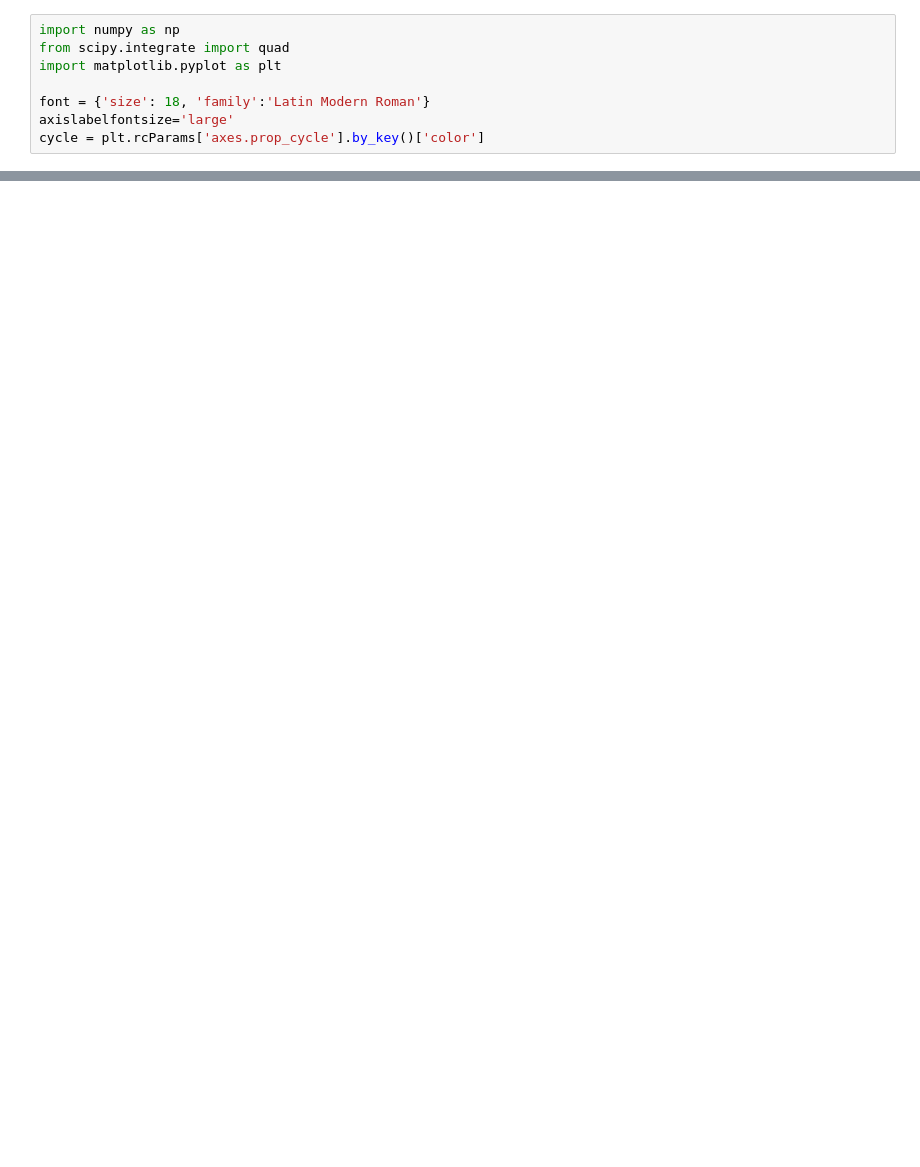
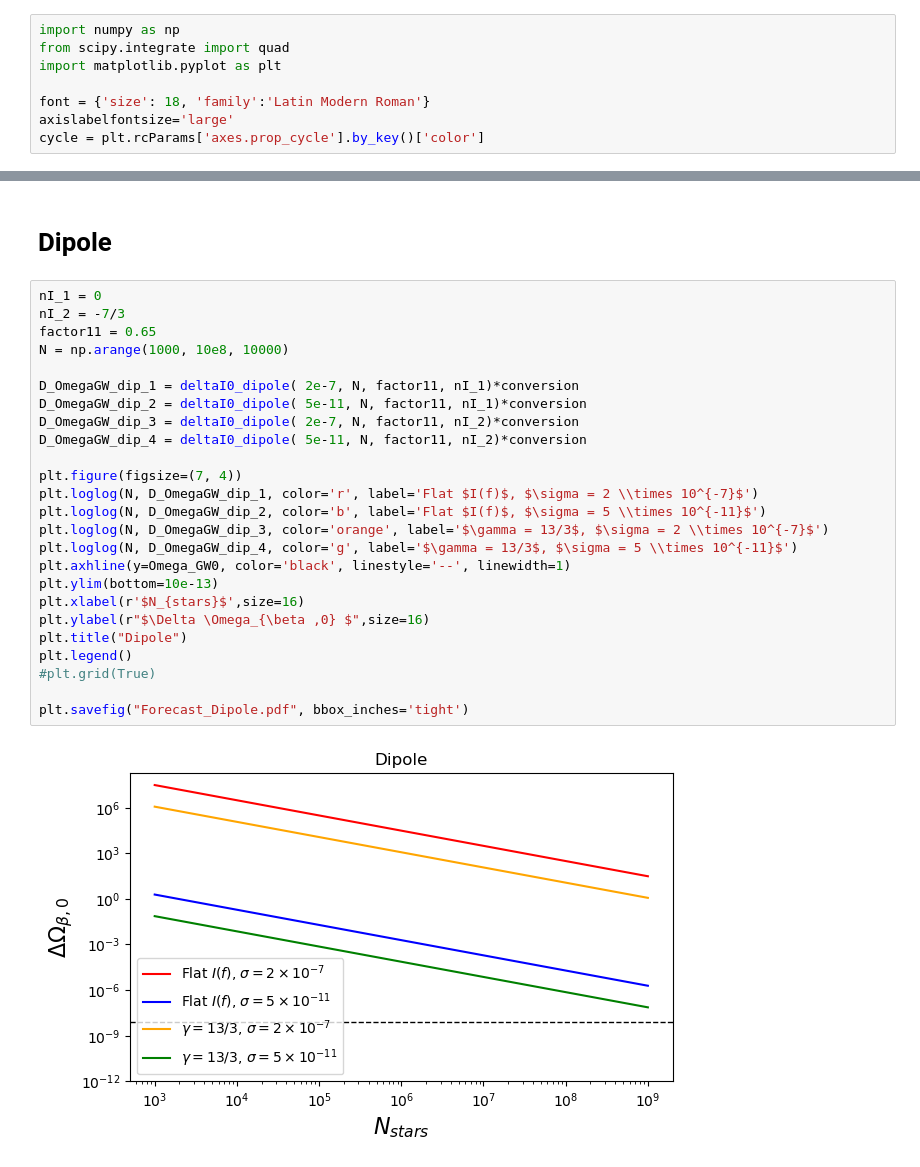
Before and after one commit to MarisolJC/Astrometry_meets_PTAs, a Jupyter notebook: Forecast.ipynb, the cells around one changed output, grey strips where cells are left out. Cells and saved outputs as stored; diff of their text form; blank space fills up the shorter version.

```diff
--- a/Forecast.ipynb
+++ b/Forecast.ipynb
@@ -70,0 +84,29 @@ plt.savefig("Forecast_Monopole.pdf", bbox_inches='tight')
+# %% [markdown]
+# Dipole
+# %%
+nI_1 = 0
+nI_2 = -7/3
+factor11 = 0.65
+N = np.arange(1000, 10e8, 10000)
+
+D_OmegaGW_dip_1 = deltaI0_dipole( 2e-7, N, factor11, nI_1)*conversion
+D_OmegaGW_dip_2 = deltaI0_dipole( 5e-11, N, factor11, nI_1)*conversion
+D_OmegaGW_dip_3 = deltaI0_dipole( 2e-7, N, factor11, nI_2)*conversion
+D_OmegaGW_dip_4 = deltaI0_dipole( 5e-11, N, factor11, nI_2)*conversion
+
+plt.figure(figsize=(7, 4))
+plt.loglog(N, D_OmegaGW_dip_1, color='r', label='Flat $I(f)$, $\sigma = 2 \\times 10^{-7}$')
+plt.loglog(N, D_OmegaGW_dip_2, color='b', label='Flat $I(f)$, $\sigma = 5 \\times 10^{-11}$')
+plt.loglog(N, D_OmegaGW_dip_3, color='orange', label='$\gamma = 13/3$, $\sigma = 2 \\times 10^{-7}$')
+plt.loglog(N, D_OmegaGW_dip_4, color='g', label='$\gamma = 13/3$, $\sigma = 5 \\times 10^{-11}$')
+plt.axhline(y=Omega_GW0, color='black', linestyle='--', linewidth=1)
+plt.ylim(bottom=10e-13)
+plt.xlabel(r'$N_{stars}$',size=16)
+plt.ylabel(r"$\Delta \Omega_{\beta ,0} $",size=16)
+plt.title("Dipole")
+plt.legend()
+#plt.grid(True)
+
+plt.savefig("Forecast_Dipole.pdf", bbox_inches='tight')
+# %% [output]
+[figure, added]
```
Also changed, not shown: parts of 3 cells of this notebook.
